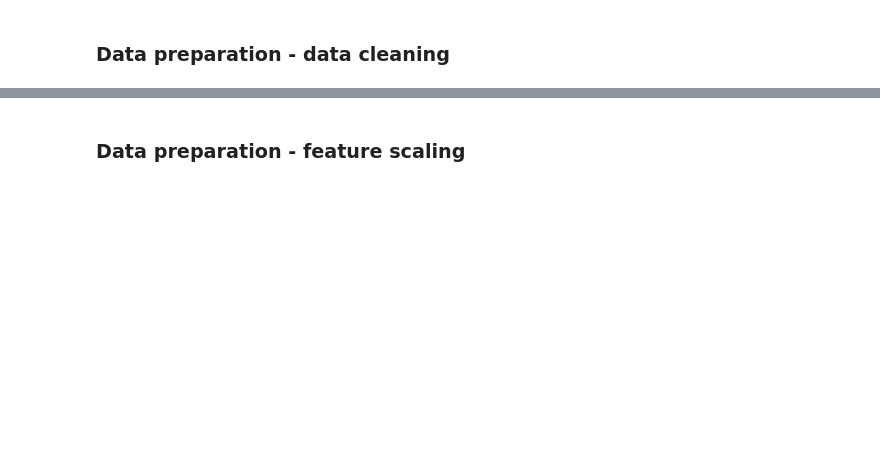
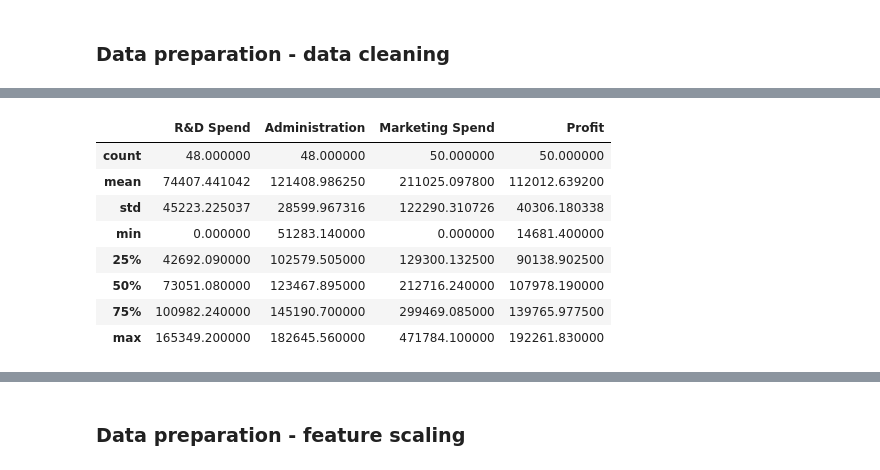
Before and after one commit to PUTvision/MLWorkshopPyCon2018, a Jupyter notebook: Say hello to machine learning in Python.ipynb, the cells around one changed output, grey strips where cells are left out. Saved outputs shown, nothing was run; the diff lists cells and outputs as text; code cells hidden in the pictures; blank space fills up the shorter version.

```diff
--- a/Say hello to machine learning in Python.ipynb
+++ b/Say hello to machine learning in Python.ipynb
@@ -212,2 +232,5 @@ dec_tree : 0.9736842105263158
+# %%
+data = pd.read_csv(STARTUPS_DATASET_PATH)
+# TODO - write down data description, load and display it here.
 # %% [markdown]
 ### Data preparation - data cleaning
@@ -213,0 +248,12 @@ dec_tree : 0.9736842105263158
+# %%
+data.describe()
+# %% [output]
+|  | R&D Spend | Administration | Marketing Spend | Profit |
+| count | 48.000000 | 48.000000 | 50.000000 | 50.000000 |
+| mean | 74407.441042 | 121408.986250 | 211025.097800 | 112012.639200 |
+| std | 45223.225037 | 28599.967316 | 122290.310726 | 40306.180338 |
+| min | 0.000000 | 51283.140000 | 0.000000 | 14681.400000 |
+| 25% | 42692.090000 | 102579.505000 | 129300.132500 | 90138.902500 |
+| 50% | 73051.080000 | 123467.895000 | 212716.240000 | 107978.190000 |
+| 75% | 100982.240000 | 145190.700000 | 299469.085000 | 139765.977500 |
+| max | 165349.200000 | 182645.560000 | 471784.100000 | 192261.830000 |
```
Also changed, not shown: parts of 37 cells of this notebook.
